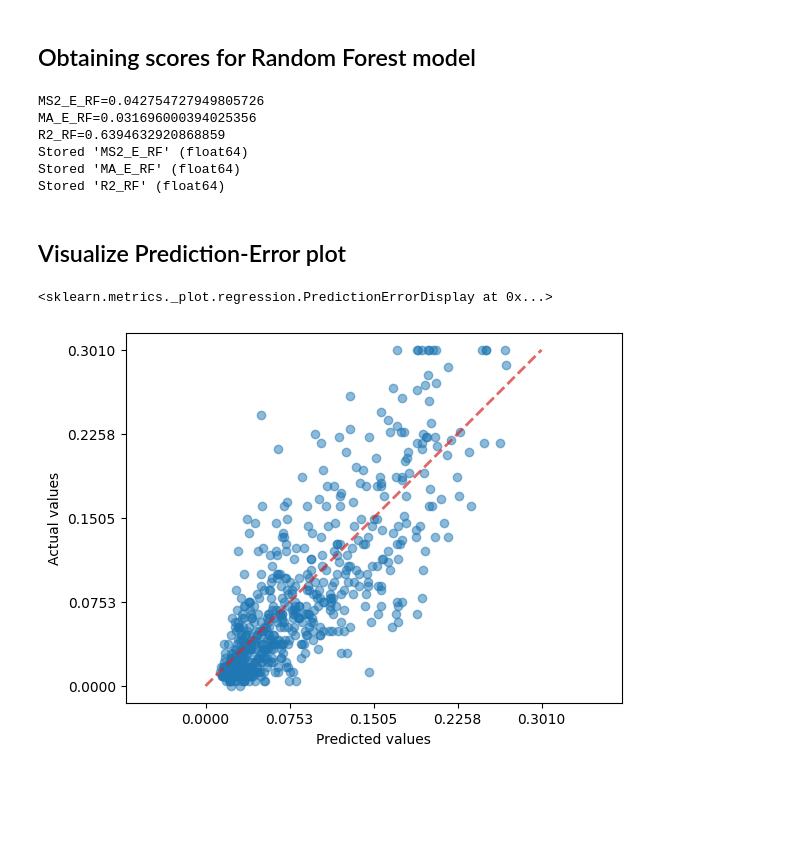
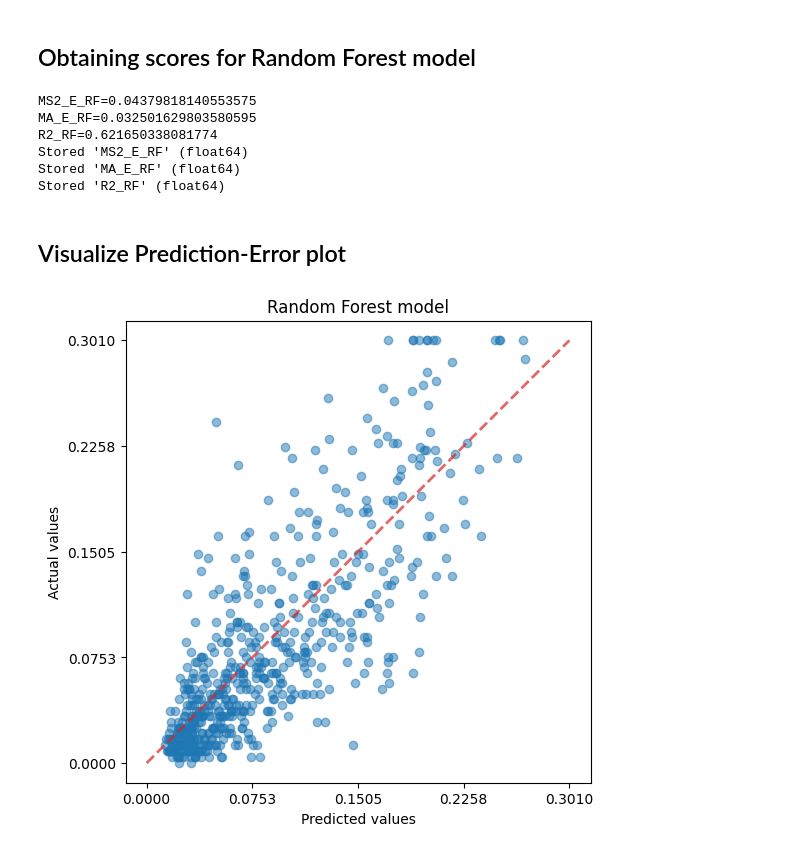
Before and after one commit to FedeSS99/Proyecto-Crystal-TEC, a Jupyter notebook: Models/RandomForestRegressor.ipynb, the cells around one changed output. Saved outputs shown, nothing was run; the diff lists cells and outputs as text; code cells hidden in the pictures; blank space fills up the shorter version.

```diff
--- a/Models/RandomForestRegressor.ipynb
+++ b/Models/RandomForestRegressor.ipynb
@@ -88,7 +88,7 @@ The values used for the optimal Random Forest will be 150 estimators, 7 samples
 RF_Regressor = RandomForestRegressor(n_estimators=Opt_Estim, min_samples_split=Opt_SampleSplit,
                                     min_samples_leaf=Opt_SampleLeaf, random_state = 42, n_jobs = -1)
 RF_Regressor.fit(X_train, Y_train)
-Y_hat = RF_Regressor.predict(X_test)
+Y_pred = RF_Regressor.predict(X_test)
 # %% [markdown]
 ## Obtaining scores for Random Forest model
 # %%
@@ -104,18 +104,25 @@ print(f"{R2_RF=} ")
 %store MA_E_RF
 %store R2_RF
 # %% [output]
-MS2_E_RF=0.042754727949805726
-MA_E_RF=0.031696000394025356
-R2_RF=0.6394632920868859
+MS2_E_RF=0.04379818140553575
+MA_E_RF=0.032501629803580595
+R2_RF=0.621650338081774
 Stored 'MS2_E_RF' (float64)
 Stored 'MA_E_RF' (float64)
 Stored 'R2_RF' (float64)
 # %% [markdown]
 ## Visualize Prediction-Error plot
 # %%
-PredictionErrorDisplay.from_predictions(y_true=Y_test, y_pred=Y_hat, kind="actual_vs_predicted",
+Figura_PredictedReal = plt.figure(1, figsize=(6,6))
+Subplot = Figura_PredictedReal.add_subplot(111)
+Subplot.set_title("Random Forest model")
+
+PredictionErrorDisplay.from_predictions(y_true=Y_test, y_pred=Y_pred, kind="actual_vs_predicted",
                        scatter_kwargs={"alpha":0.5, "color":"tab:blue"},
-                       line_kwargs={"color":"tab:red", "linewidth":2.0})
+                       line_kwargs={"color":"tab:red", "linewidth":2.0},
+                       ax = Subplot)
+
+Figura_PredictedReal.savefig("../Resultados/ActualPredicho_RF.png", dpi=300)
+plt.show()
 # %% [output]
-<sklearn.metrics._plot.regression.PredictionErrorDisplay at 0x...>
-[figure, old version]
+[figure, new version]
```
Also changed, not shown: parts of 1 cell of this notebook, 6 other files.
